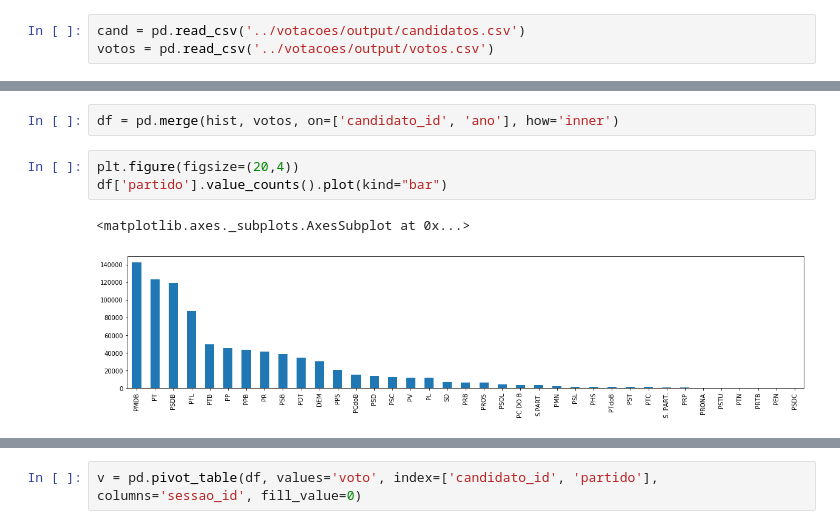
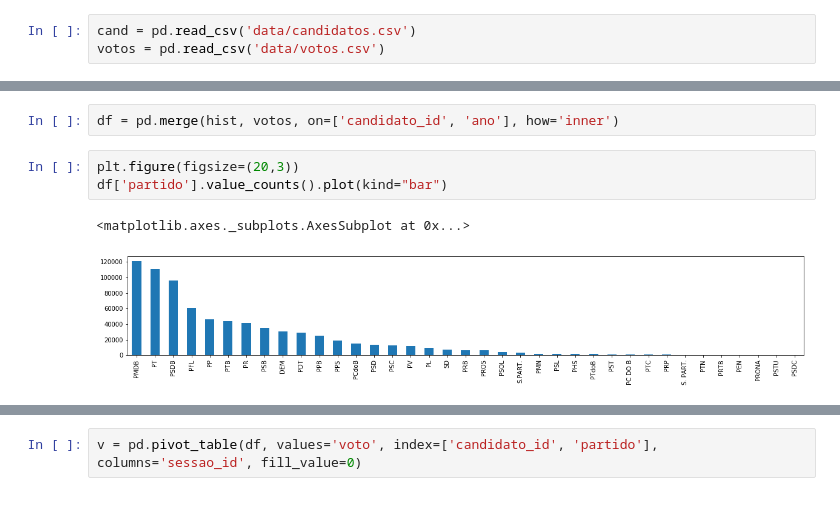
Before and after one commit to willianw/brazilian-political-compass, a Jupyter notebook: politicompass/votacoes/notebooks/Untitled.ipynb, the cells around one changed output, grey strips where cells are left out. Drawn from its saved outputs; the diff is of its cells as text.

```diff
--- a/politicompass/votacoes/notebooks/Untitled.ipynb
+++ b/politicompass/votacoes/notebooks/Untitled.ipynb
@@ -7,6 +10,6 @@ import numpy as np
 from datetime import datetime
 # %%
-cand = pd.read_csv('../votacoes/output/candidatos.csv')
-votos = pd.read_csv('../votacoes/output/votos.csv')
+cand = pd.read_csv('data/candidatos.csv')
+votos = pd.read_csv('data/votos.csv')
 # %%
 hist = cand[['ano', 'candidato_id', 'partido']]
@@ -18,8 +23,8 @@ votos['ano'] = votos['date'].apply(lambda x:x.year)
 # %%
 df = pd.merge(hist, votos, on=['candidato_id', 'ano'], how='inner')
 # %%
-plt.figure(figsize=(20,4))
+plt.figure(figsize=(20,3))
 df['partido'].value_counts().plot(kind="bar")
 # %% [output]
 <matplotlib.axes._subplots.AxesSubplot at 0x...>
-[figure, old version]
+[figure, new version]
```
Also changed, not shown: parts of 9 cells of this notebook, 7 other files.
